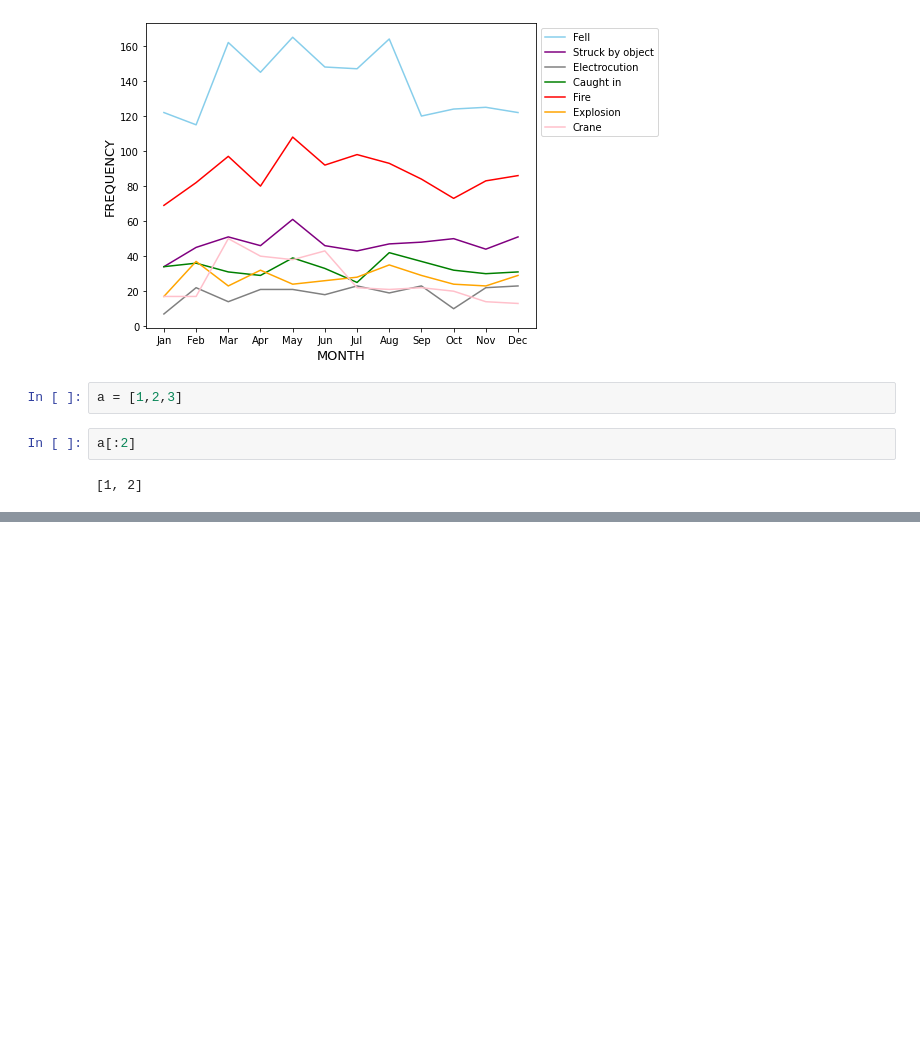
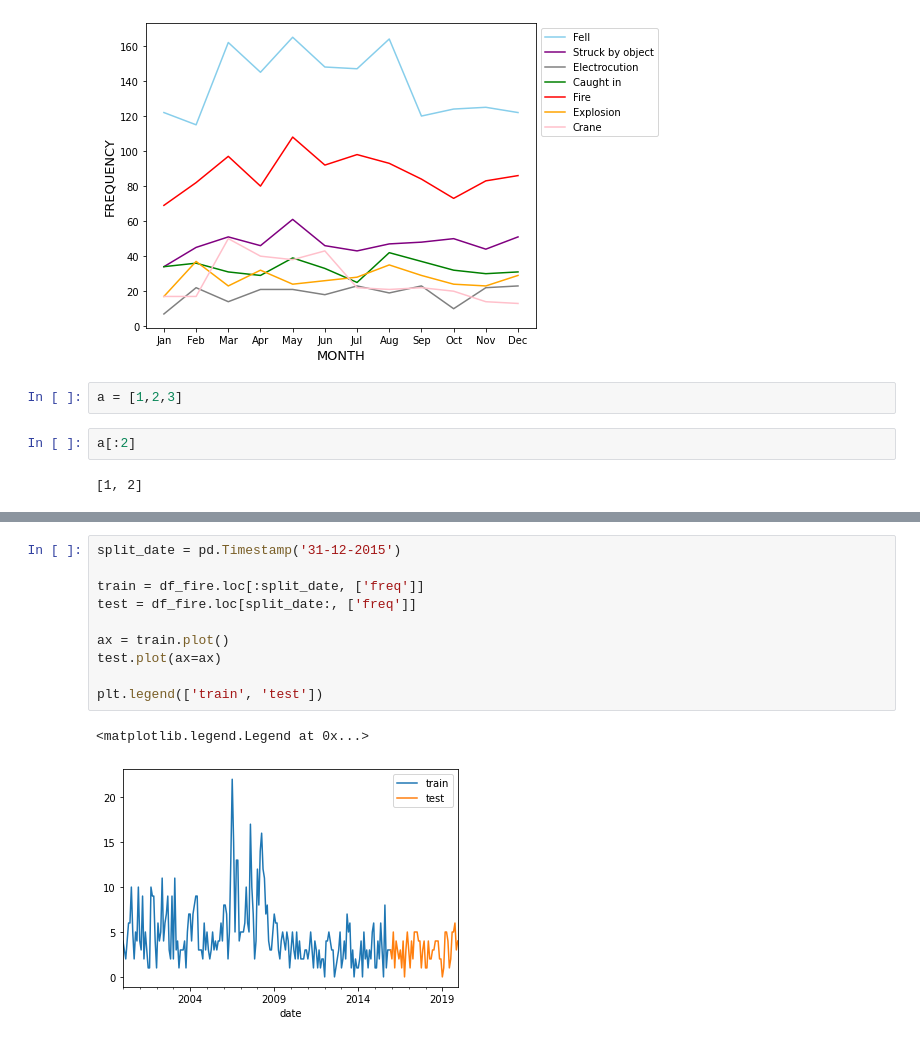
Before and after one commit to philz0918/Construction_analysis, a Jupyter notebook: webcrawling_prediction.ipynb, the cells around one changed output, grey strips where cells are left out. Cells and saved outputs as stored; diff of their text form; blank space fills up the shorter version.

```diff
--- a/webcrawling_prediction.ipynb
+++ b/webcrawling_prediction.ipynb
@@ -1239,0 +1554,13 @@ a[:2]
+# %%
+split_date = pd.Timestamp('31-12-2015')
+
+train = df_fire.loc[:split_date, ['freq']]
+test = df_fire.loc[split_date:, ['freq']]
+
+ax = train.plot()
+test.plot(ax=ax)
+
+plt.legend(['train', 'test'])
+# %% [output]
+<matplotlib.legend.Legend at 0x...>
+[figure, added]
```
Also changed, not shown: parts of 60 cells of this notebook, 13 other files.
